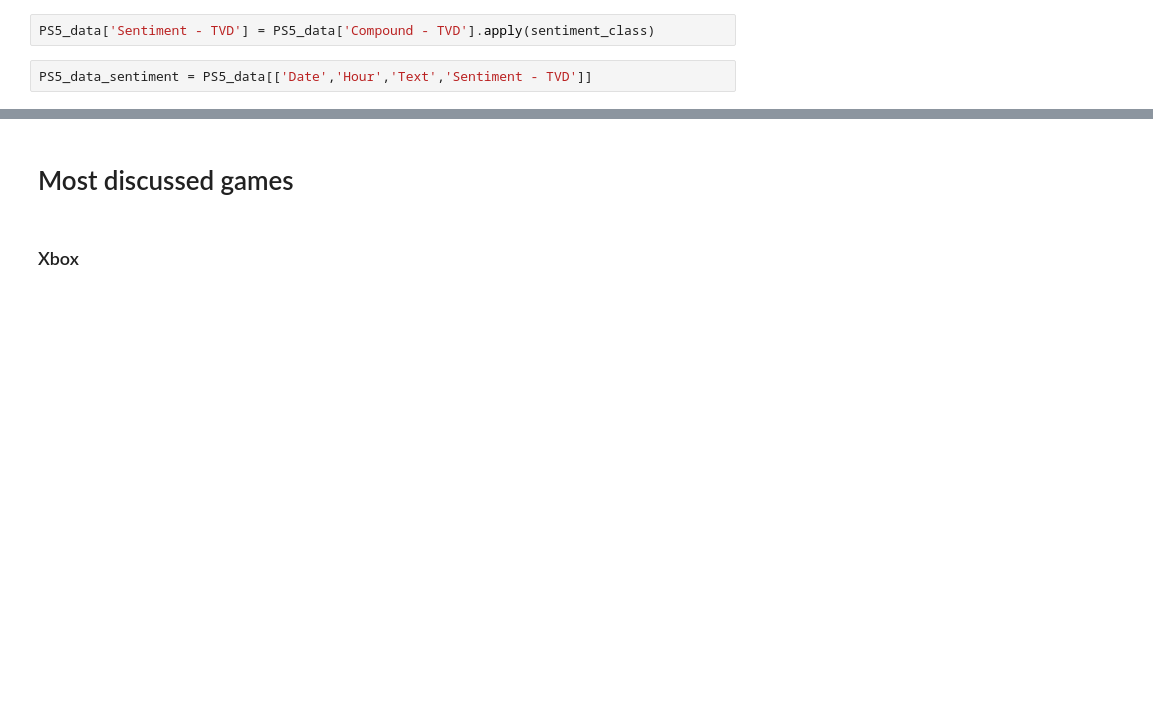
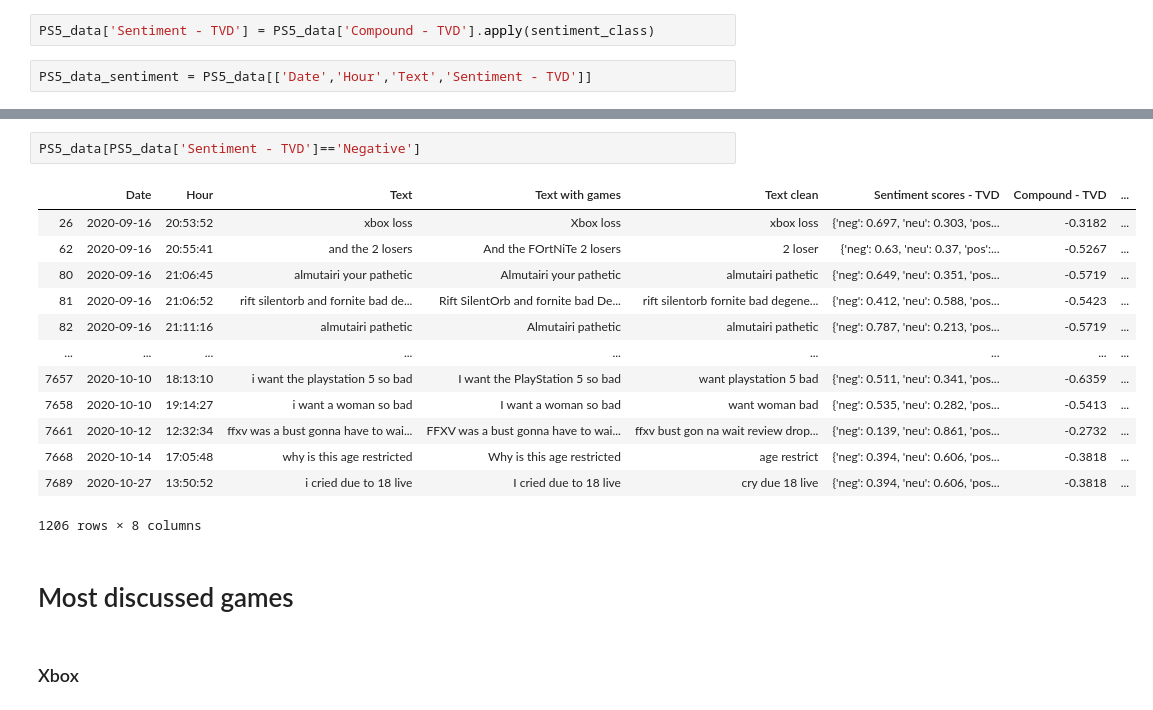
Before and after one commit to SalimAmarti/PS5_vs_XboxSeriesX, a Jupyter notebook: PS5 vs. Xbox Series X.ipynb, the cells around one changed output, grey strips where cells are left out. Cells and saved outputs as stored; diff of their text form; blank space fills up the shorter version.

```diff
--- a/PS5 vs. Xbox Series X.ipynb
+++ b/PS5 vs. Xbox Series X.ipynb
@@ -746,3 +756,19 @@ print("{0:.0%}".format(len(PS5_data_sentiment[PS5_data_sentiment['Sentiment - TV
+# %%
+PS5_data[PS5_data['Sentiment - TVD']=='Negative']
+# %% [output]
+|  | Date | Hour | Text | Text with games | Text clean | Sentiment scores - TVD | Compound - TVD | ... |
+| 26 | 2020-09-16 | 20:53:52 | xbox loss | Xbox loss | xbox loss | {'neg': 0.697, 'neu': 0.303, 'pos... | -0.3182 | ... |
+| 62 | 2020-09-16 | 20:55:41 | and the 2 losers | And the FOrtNiTe 2 losers | 2 loser | {'neg': 0.63, 'neu': 0.37, 'pos':... | -0.5267 | ... |
+| 80 | 2020-09-16 | 21:06:45 | almutairi your pathetic | Almutairi your pathetic | almutairi pathetic | {'neg': 0.649, 'neu': 0.351, 'pos... | -0.5719 | ... |
+| 81 | 2020-09-16 | 21:06:52 | rift silentorb and fornite bad de... | Rift SilentOrb and fornite bad De... | rift silentorb fornite bad degene... | {'neg': 0.412, 'neu': 0.588, 'pos... | -0.5423 | ... |
+| 82 | 2020-09-16 | 21:11:16 | almutairi pathetic | Almutairi pathetic | almutairi pathetic | {'neg': 0.787, 'neu': 0.213, 'pos... | -0.5719 | ... |
+| ... | ... | ... | ... | ... | ... | ... | ... | ... |
+| 7657 | 2020-10-10 | 18:13:10 | i want the playstation 5 so bad | I want the PlayStation 5 so bad | want playstation 5 bad | {'neg': 0.511, 'neu': 0.341, 'pos... | -0.6359 | ... |
+| 7658 | 2020-10-10 | 19:14:27 | i want a woman so bad | I want a woman so bad | want woman bad | {'neg': 0.535, 'neu': 0.282, 'pos... | -0.5413 | ... |
+| 7661 | 2020-10-12 | 12:32:34 | ffxv was a bust gonna have to wai... | FFXV was a bust gonna have to wai... | ffxv bust gon na wait review drop... | {'neg': 0.139, 'neu': 0.861, 'pos... | -0.2732 | ... |
+| 7668 | 2020-10-14 | 17:05:48 | why is this age restricted | Why is this age restricted | age restrict | {'neg': 0.394, 'neu': 0.606, 'pos... | -0.3818 | ... |
+| 7689 | 2020-10-27 | 13:50:52 | i cried due to 18 live | I cried due to 18 live | cry due 18 live | {'neg': 0.394, 'neu': 0.606, 'pos... | -0.3818 | ... |
+1206 rows × 8 columns
 # %% [markdown]
 # Most discussed games
 # %% [markdown]
```
Also changed, not shown: parts of 25 cells of this notebook.
